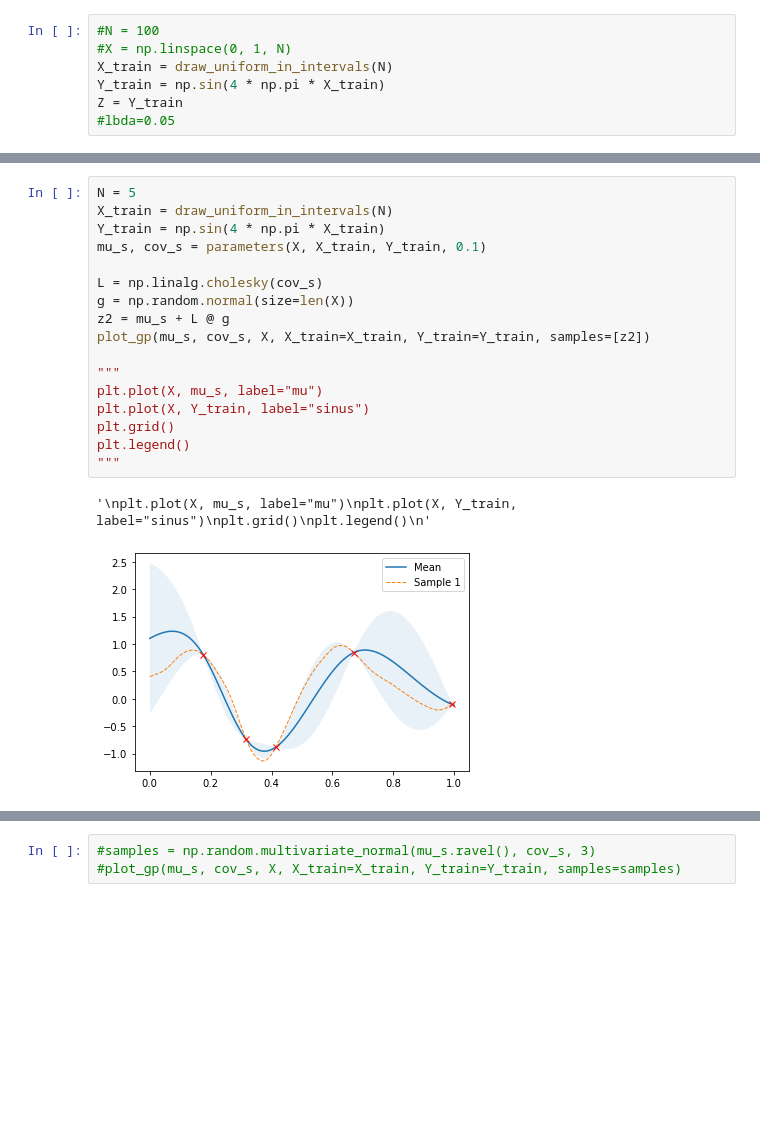
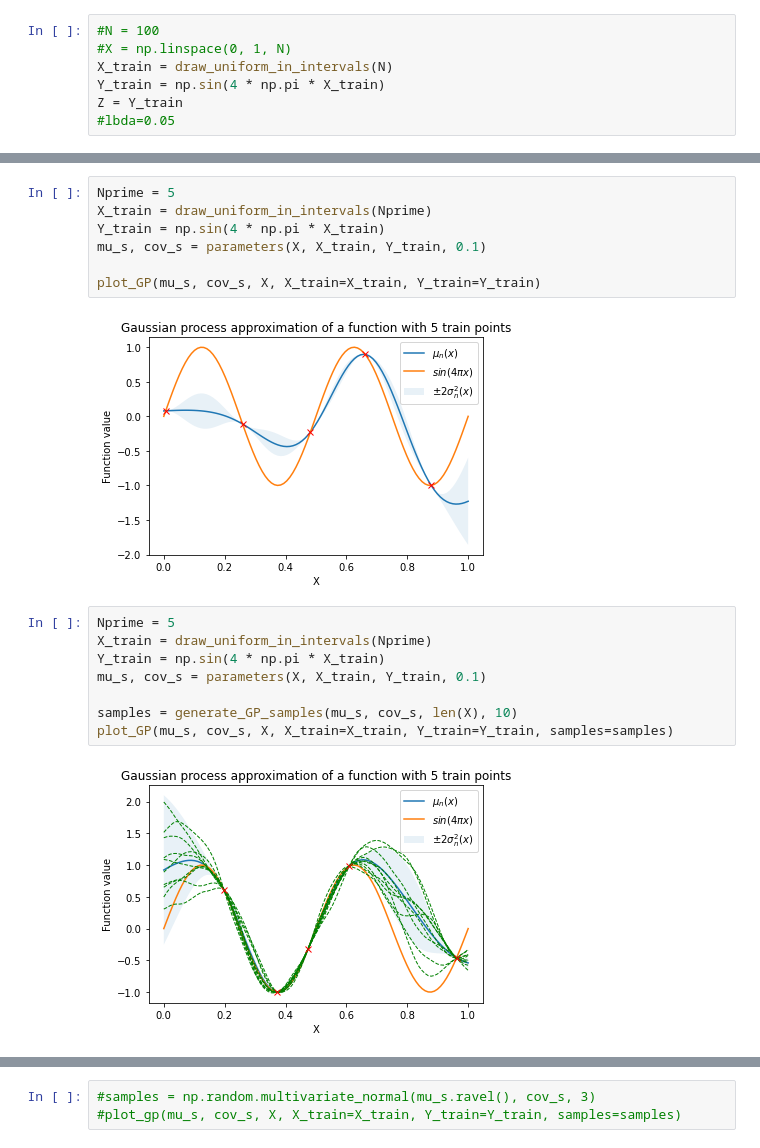
Before and after one commit to arthurviens/Estimation_GaussianProcess_MCMC_Project, a Jupyter notebook: prob2/pb2.ipynb, the cells around one changed output, grey strips where cells are left out. Saved outputs shown, nothing was run; the diff lists cells and outputs as text; blank space fills up the shorter version.

```diff
--- a/prob2/pb2.ipynb
+++ b/prob2/pb2.ipynb
@@ -123,20 +91,19 @@ simulGP_sin(X, N, 3)
+# %%
+Nprime = 5
+X_train = draw_uniform_in_intervals(Nprime)
+Y_train = np.sin(4 * np.pi * X_train)
+mu_s, cov_s = parameters(X, X_train, Y_train, 0.1)
+
+plot_GP(mu_s, cov_s, X, X_train=X_train, Y_train=Y_train)
+# %% [output]
+[figure, added]
 # %%
-N = 5
-X_train = draw_uniform_in_intervals(N)
+Nprime = 5
+X_train = draw_uniform_in_intervals(Nprime)
 Y_train = np.sin(4 * np.pi * X_train)
 mu_s, cov_s = parameters(X, X_train, Y_train, 0.1)
 
-L = np.linalg.cholesky(cov_s)
-g = np.random.normal(size=len(X))
-z2 = mu_s + L @ g
-plot_gp(mu_s, cov_s, X, X_train=X_train, Y_train=Y_train, samples=[z2])
-
-"""
-plt.plot(X, mu_s, label="mu")
-plt.plot(X, Y_train, label="sinus")
-plt.grid()
-plt.legend()
-"""
+samples = generate_GP_samples(mu_s, cov_s, len(X), 10)
+plot_GP(mu_s, cov_s, X, X_train=X_train, Y_train=Y_train, samples=samples)
 # %% [output]
-'\nplt.plot(X, mu_s, label="mu")\nplt.plot(X, Y_train, label="sinus")\nplt.grid()\nplt.legend()\n'
-[figure, old version]
+[figure, new version]
```
Also changed, not shown: parts of 8 cells of this notebook, 1 other file.
